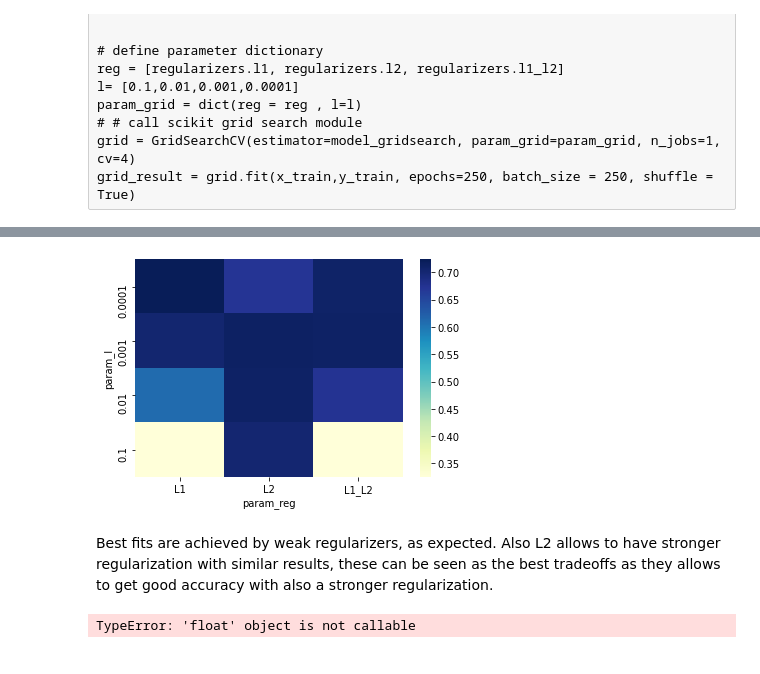
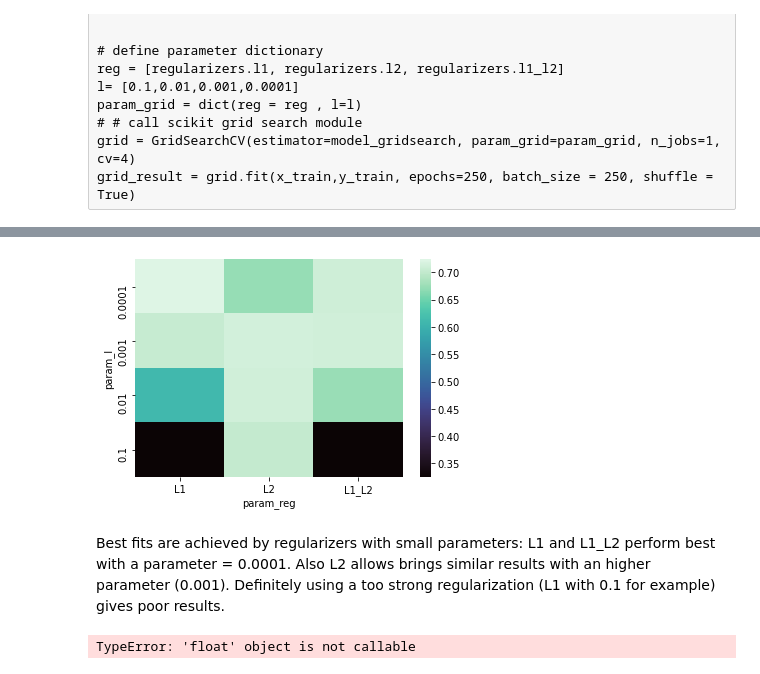
Before and after one commit to LorenzoBuriola/LoCP_moduleB, a Jupyter notebook: Week3/FPGheArt_exercise3.ipynb, the cells around one changed output, grey strips where cells are left out. Cells and saved outputs as stored; diff of their text form; code cells hidden in the pictures.

```diff
--- a/Week3/FPGheArt_exercise3.ipynb
+++ b/Week3/FPGheArt_exercise3.ipynb
@@ -585,14 +550,14 @@ df_GridSearch.sort_values(by = "rank_test_score", ascending = False)
 | 9 | 13.789652 | 3.290008 | 0.172440 | 0.036120 | 0.0001 | <class 'tensorflow.python.keras.r... | {'l': 0.0001, 'reg': <class 'tens... | ... |
 # %%
 pr = df_GridSearch.pivot(index = "param_l", columns = "param_reg", values = "mean_test_score")
-g = sns.heatmap(pr, cmap="YlGnBu")
+g = sns.heatmap(pr, cmap="mako")
 g.set(xticklabels=["L1", "L2", "L1_L2"])
 plt.xticks(rotation=0)
 plt.show()
 # %% [output]
-[figure, old version]
+[figure, new version]
-# %% [markdown]
-Best fits are achieved by weak regularizers, as expected. Also L2 allows to have stronger regularization with similar results, these can be seen as the best tradeoffs as they allows to get good accuracy with also a stronger regularization.
+# %% [markdown]
+Best fits are achieved by regularizers with small parameters: L1 and L1_L2 perform best with a parameter = 0.0001. Also L2 allows brings similar results with an higher parameter (0.001). Definitely using a too strong regularization (L1 with 0.1 for example) gives poor results.
 # %%
 batch_size = 250
 epochs = 250
```
Also changed, not shown: parts of 20 cells of this notebook.
